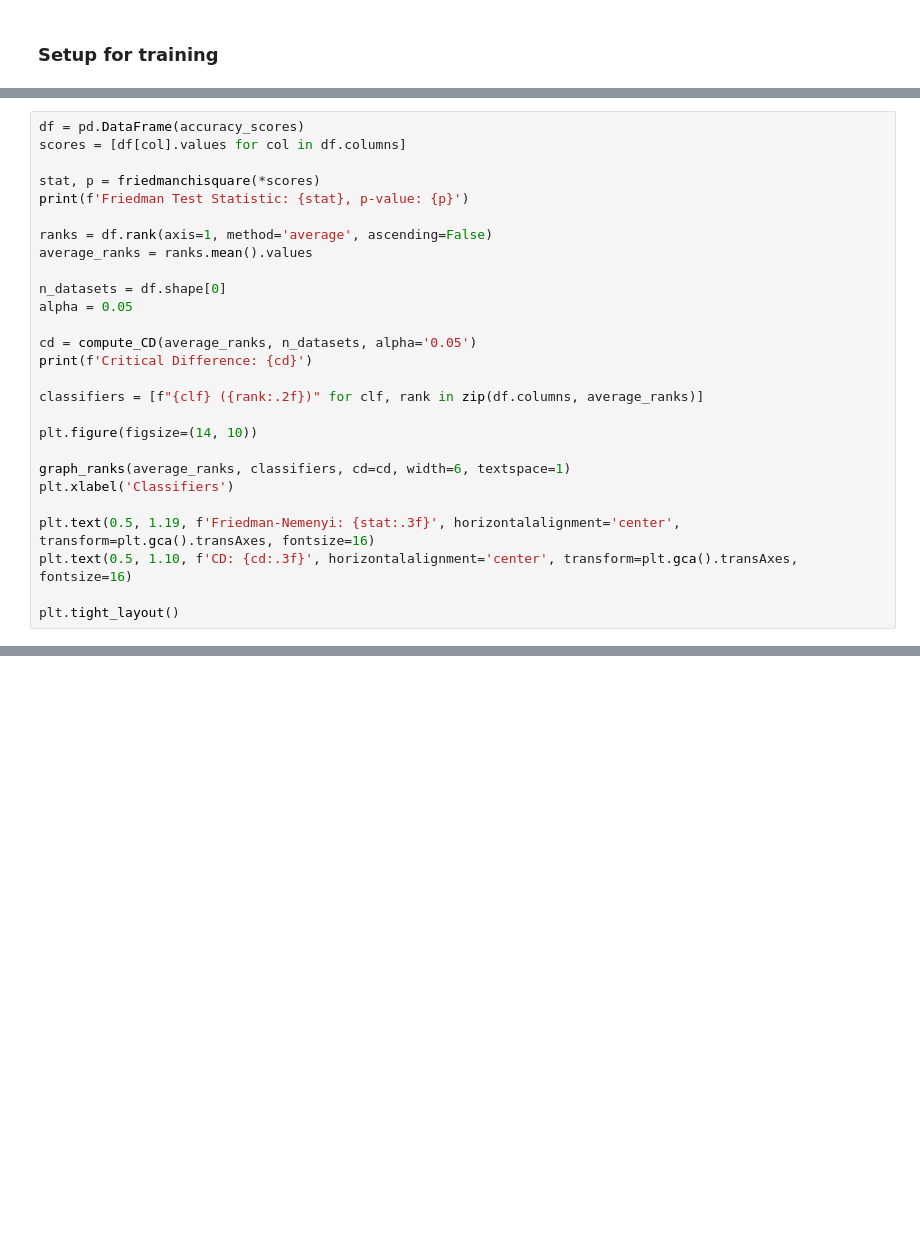
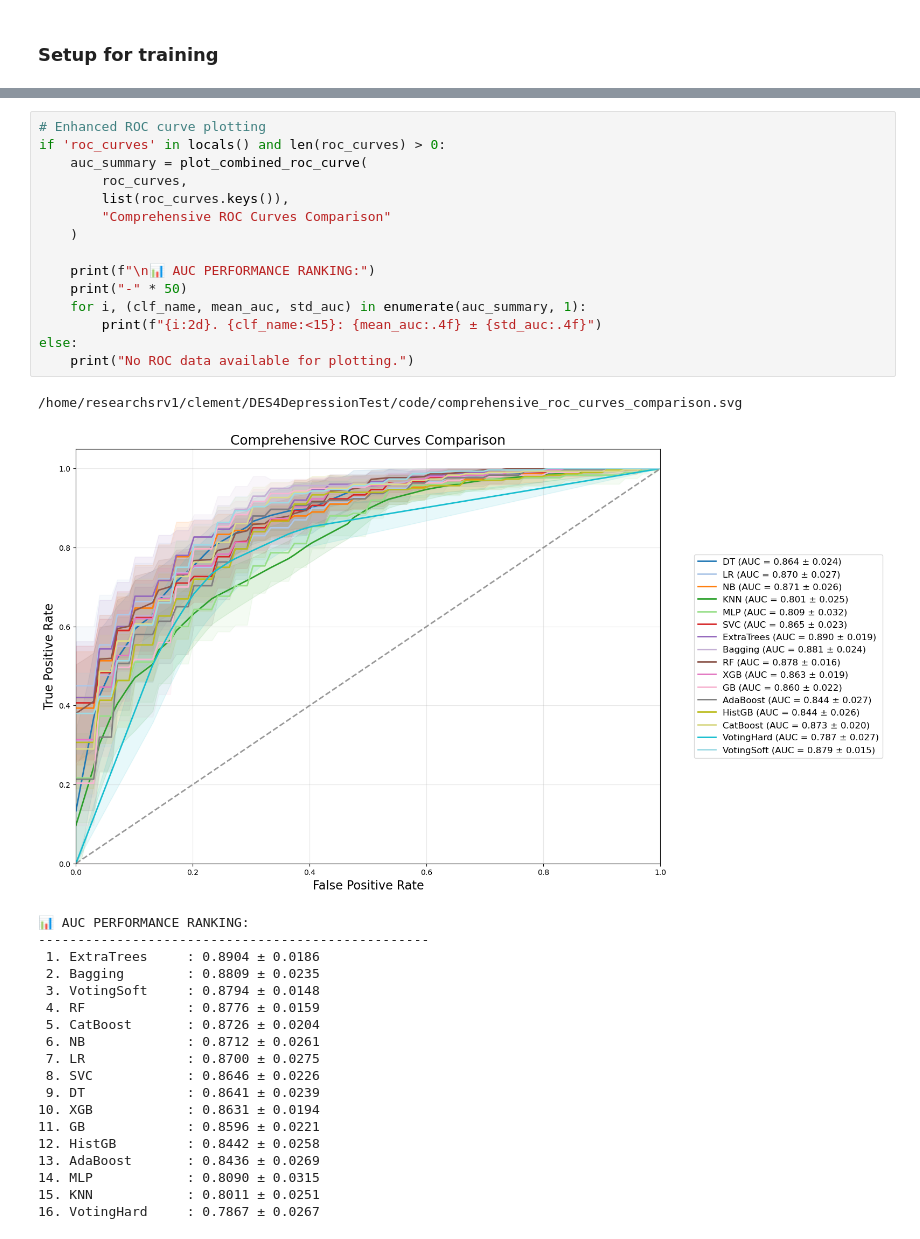
Before and after one commit to InfoLab-SKKU/Explainable-Ensemble-Hypoglycemia, a Jupyter notebook: code/detectionLayer.ipynb, the cells around one changed output, grey strips where cells are left out. Saved outputs shown, nothing was run; the diff lists cells and outputs as text; blank space fills up the shorter version.

```diff
--- a/code/detectionLayer.ipynb
+++ b/code/detectionLayer.ipynb
@@ -1538,27 +387,0 @@ FIRE-KNOP - Accuracy: 0.7783 ± 0.0334, Precision: 0.7856 ± 0.0375, Recall: 0.7
-# %%
-df = pd.DataFrame(accuracy_scores)
-scores = [df[col].values for col in df.columns]
-
-stat, p = friedmanchisquare(*scores)
-print(f'Friedman Test Statistic: {stat}, p-value: {p}')
-
-ranks = df.rank(axis=1, method='average', ascending=False)
-average_ranks = ranks.mean().values
-
-n_datasets = df.shape[0]
-alpha = 0.05
-
-cd = compute_CD(average_ranks, n_datasets, alpha='0.05')
-print(f'Critical Difference: {cd}')
-
-classifiers = [f"{clf} ({rank:.2f})" for clf, rank in zip(df.columns, average_ranks)]
-
-plt.figure(figsize=(14, 10))
-
-graph_ranks(average_ranks, classifiers, cd=cd, width=6, textspace=1)
-plt.xlabel('Classifiers')
-
-plt.text(0.5, 1.19, f'Friedman-Nemenyi: {stat:.3f}', horizontalalignment='center', transform=plt.gca().transAxes, fontsize=16)
-plt.text(0.5, 1.10, f'CD: {cd:.3f}', horizontalalignment='center', transform=plt.gca().transAxes, fontsize=16)
-
-plt.tight_layout()
@@ -1771,0 +1167,36 @@ NameError: name 'tree_rules' is not defined
+# %%
+# Enhanced ROC curve plotting
+if 'roc_curves' in locals() and len(roc_curves) > 0:
+    auc_summary = plot_combined_roc_curve(
+        roc_curves,
+        list(roc_curves.keys()),
+        "Comprehensive ROC Curves Comparison"
+    )
+
+    print(f"\n📊 AUC PERFORMANCE RANKING:")
+    print("-" * 50)
+    for i, (clf_name, mean_auc, std_auc) in enumerate(auc_summary, 1):
+        print(f"{i:2d}. {clf_name:<15}: {mean_auc:.4f} ± {std_auc:.4f}")
+else:
+    print("No ROC data available for plotting.")
+# %% [output]
+/home/researchsrv1/clement/DES4DepressionTest/code/comprehensive_roc_curves_comparison.svg
+[figure, added]
+📊 AUC PERFORMANCE RANKING:
+--------------------------------------------------
+ 1. ExtraTrees     : 0.8904 ± 0.0186
+ 2. Bagging        : 0.8809 ± 0.0235
+ 3. VotingSoft     : 0.8794 ± 0.0148
+ 4. RF             : 0.8776 ± 0.0159
+ 5. CatBoost       : 0.8726 ± 0.0204
+ 6. NB             : 0.8712 ± 0.0261
+ 7. LR             : 0.8700 ± 0.0275
+ 8. SVC            : 0.8646 ± 0.0226
+ 9. DT             : 0.8641 ± 0.0239
+10. XGB            : 0.8631 ± 0.0194
+11. GB             : 0.8596 ± 0.0221
+12. HistGB         : 0.8442 ± 0.0258
+13. AdaBoost       : 0.8436 ± 0.0269
+14. MLP            : 0.8090 ± 0.0315
+15. KNN            : 0.8011 ± 0.0251
+16. VotingHard     : 0.7867 ± 0.0267
```
Also changed, not shown: parts of 49 cells of this notebook, 18 other files.
